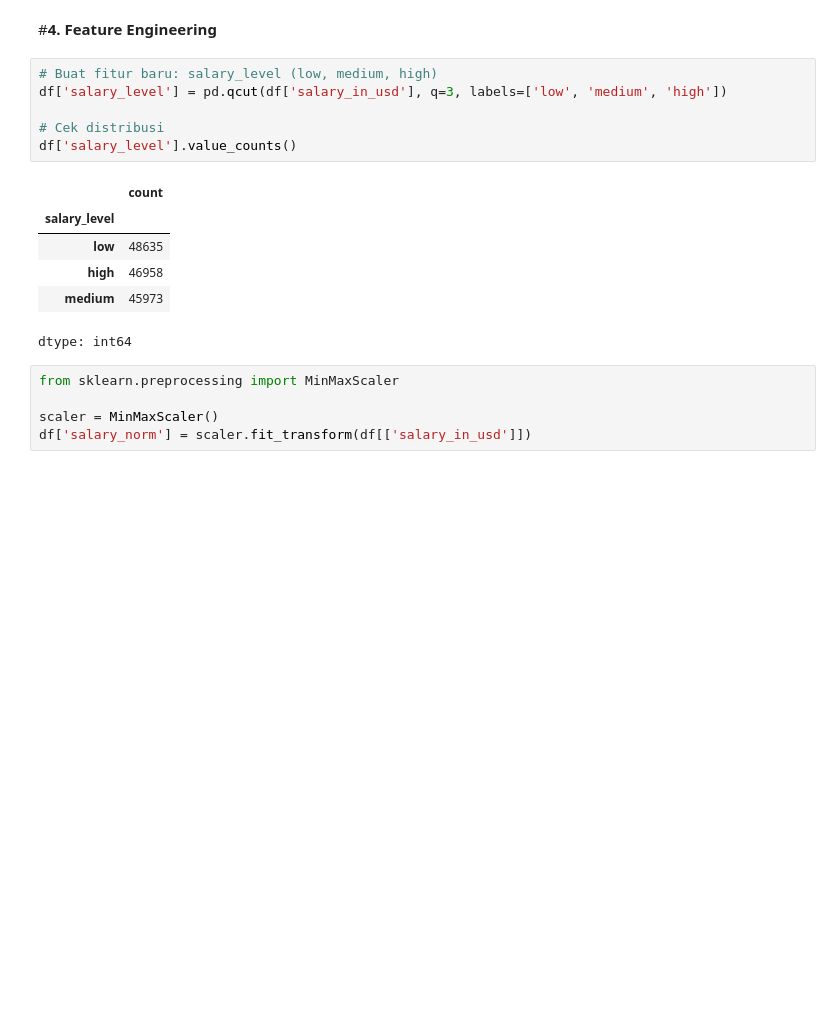
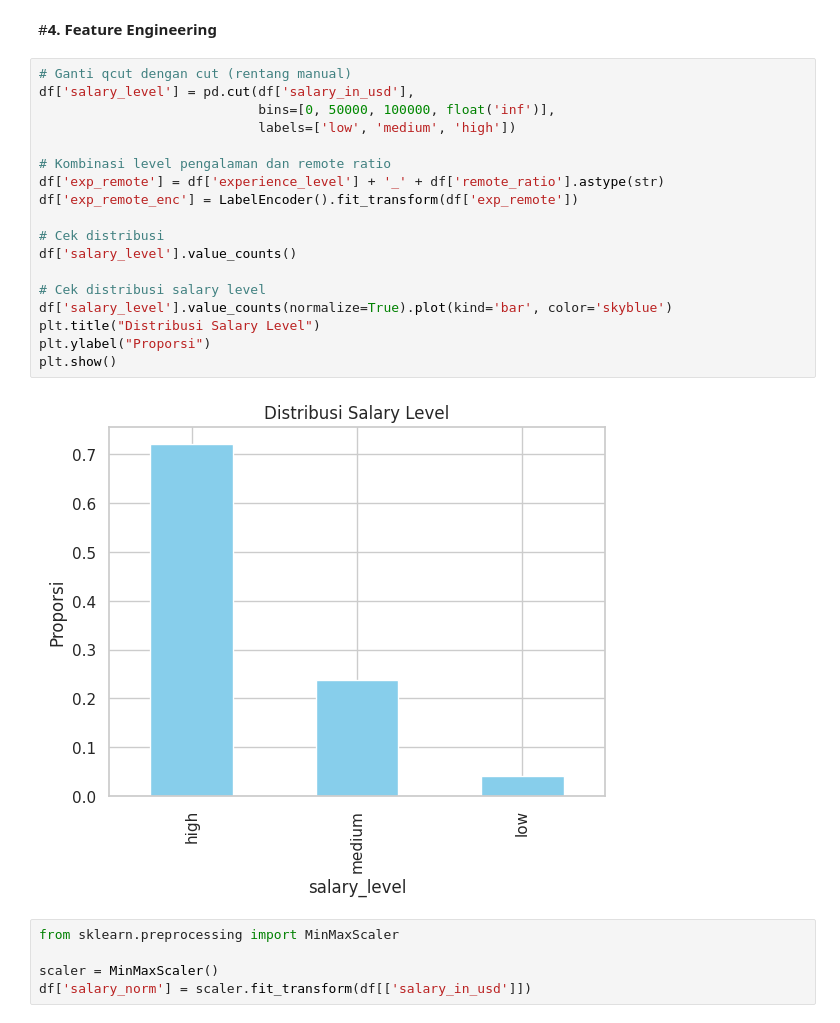
Before and after one commit to fathanzys/Data, a Jupyter notebook: uas_DataMining.ipynb, the cells around one changed output. Cells and saved outputs as stored; diff of their text form; blank space fills up the shorter version.

```diff
--- a/uas_DataMining.ipynb
+++ b/uas_DataMining.ipynb
@@ -293,19 +314,26 @@ plt.show()
 [figure]
 # %% [markdown]
 #**4. Feature Engineering**
-# %%
-# Buat fitur baru: salary_level (low, medium, high)
-df['salary_level'] = pd.qcut(df['salary_in_usd'], q=3, labels=['low', 'medium', 'high'])
-
-# Cek distribusi
-df['salary_level'].value_counts()
-# %% [output]
-|  | count |
-| salary_level |  |
-| low | 48635 |
-| high | 46958 |
-| medium | 45973 |
-dtype: int64
+# %%
+# Ganti qcut dengan cut (rentang manual)
+df['salary_level'] = pd.cut(df['salary_in_usd'],
+                            bins=[0, 50000, 100000, float('inf')],
+                            labels=['low', 'medium', 'high'])
+
+# Kombinasi level pengalaman dan remote ratio
+df['exp_remote'] = df['experience_level'] + '_' + df['remote_ratio'].astype(str)
+df['exp_remote_enc'] = LabelEncoder().fit_transform(df['exp_remote'])
+
+# Cek distribusi
+df['salary_level'].value_counts()
+
+# Cek distribusi salary level
+df['salary_level'].value_counts(normalize=True).plot(kind='bar', color='skyblue')
+plt.title("Distribusi Salary Level")
+plt.ylabel("Proporsi")
+plt.show()
+# %% [output]
+[figure, added]
 # %%
 from sklearn.preprocessing import MinMaxScaler
 
```
Also changed, not shown: parts of 15 cells of this notebook.
